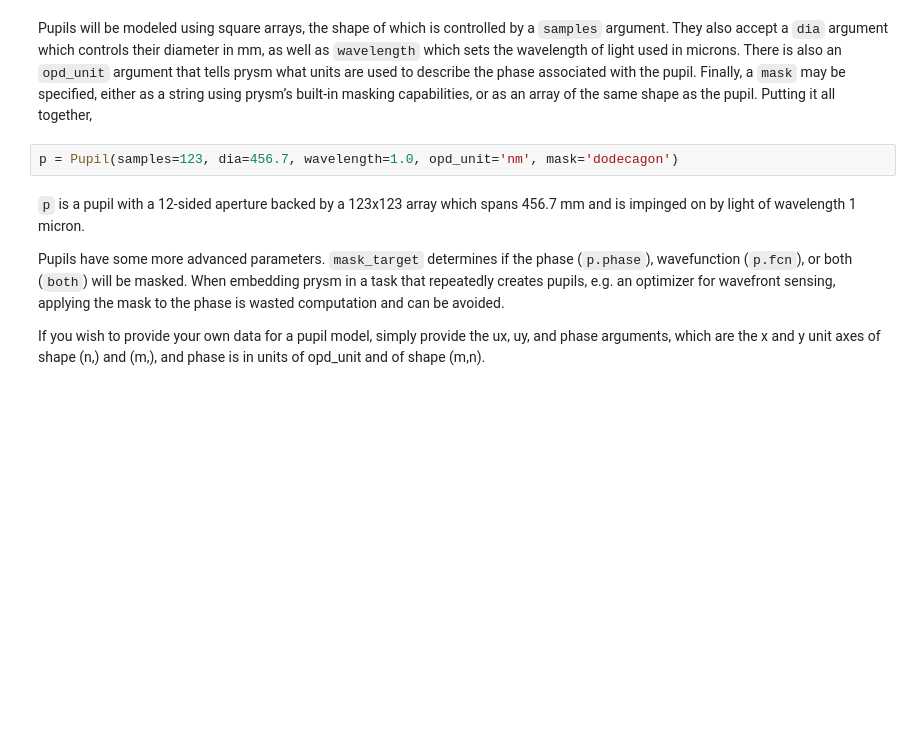
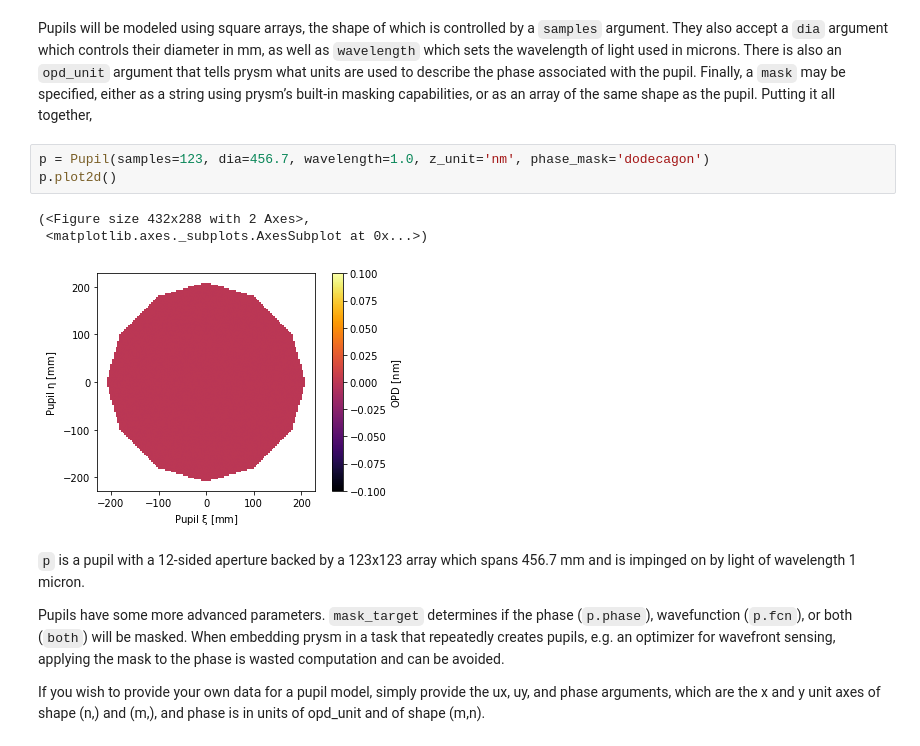
Before and after one commit to brandondube/prysm, a Jupyter notebook: docs/source/user_guide/Pupils.ipynb, the cells around one changed output. Cells and saved outputs as stored; diff of their text form; blank space fills up the shorter version.

```diff
--- a/docs/source/user_guide/Pupils.ipynb
+++ b/docs/source/user_guide/Pupils.ipynb
@@ -11,7 +11,12 @@ p = Pupil()
 # %% [markdown]
 Pupils will be modeled using square arrays, the shape of which is controlled by a `samples` argument. They also accept a `dia` argument which controls their diameter in mm, as well as `wavelength` which sets the wavelength of light used in microns. There is also an `opd_unit` argument that tells prysm what units are used to describe the phase associated with the pupil. Finally, a `mask` may be specified, either as a string using prysm’s built-in masking capabilities, or as an array of the same shape as the pupil. Putting it all together,
 # %%
-p = Pupil(samples=123, dia=456.7, wavelength=1.0, opd_unit='nm', mask='dodecagon')
+p = Pupil(samples=123, dia=456.7, wavelength=1.0, z_unit='nm', phase_mask='dodecagon')
+p.plot2d()
+# %% [output]
+(<Figure size 432x288 with 2 Axes>,
+ <matplotlib.axes._subplots.AxesSubplot at 0x...>)
+[figure, added]
 # %% [markdown]
 `p` is a pupil with a 12-sided aperture backed by a 123x123 array which spans 456.7 mm and is impinged on by light of wavelength 1 micron.
 
```
Also changed, not shown: parts of 10 cells of this notebook, 9 other files.
